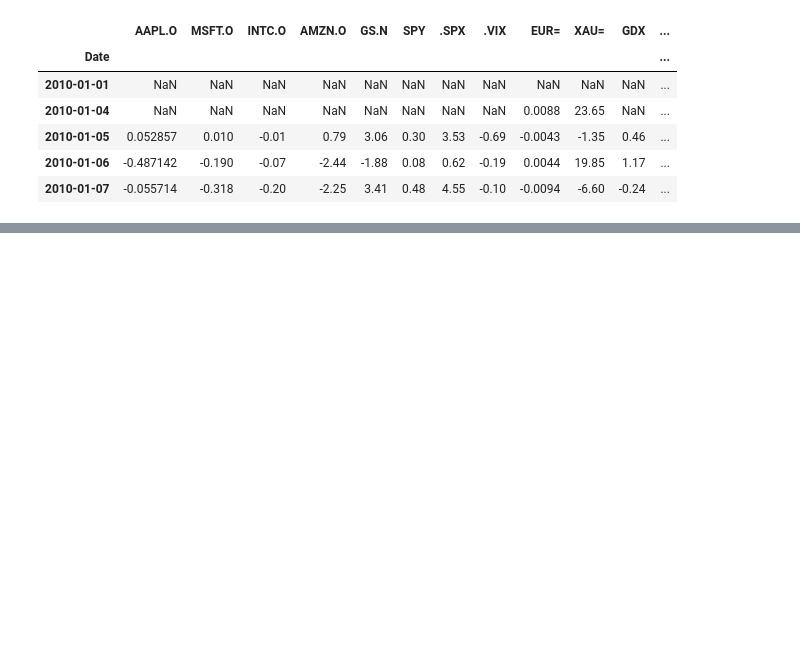
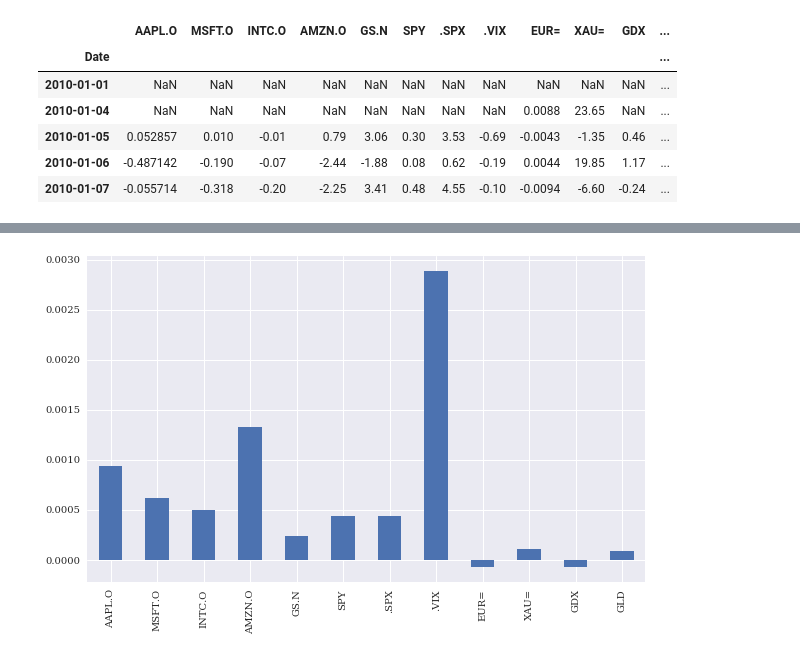
Before and after one commit to derinman/L_Python-Note, a Jupyter notebook: A03-00_Financial Data Overviewipynb.ipynb, the cells around one changed output, grey strips where cells are left out. Saved outputs shown, nothing was run; the diff lists cells and outputs as text; code cells hidden in the pictures; blank space fills up the shorter version.

```diff
--- a/A03-00_Financial Data Overviewipynb.ipynb
+++ b/A03-00_Financial Data Overviewipynb.ipynb
@@ -100,0 +112,5 @@ data6.diff().head()
+# %%
+data8 = pd.read_csv('data/tr_eikon_eod_data.csv',index_col=0, parse_dates=True)
+data8.pct_change().mean().plot(kind='bar', figsize=(10, 6));
+# %% [output]
+[figure, added]
```
Also changed, not shown: parts of 18 cells of this notebook, 2 other files.
